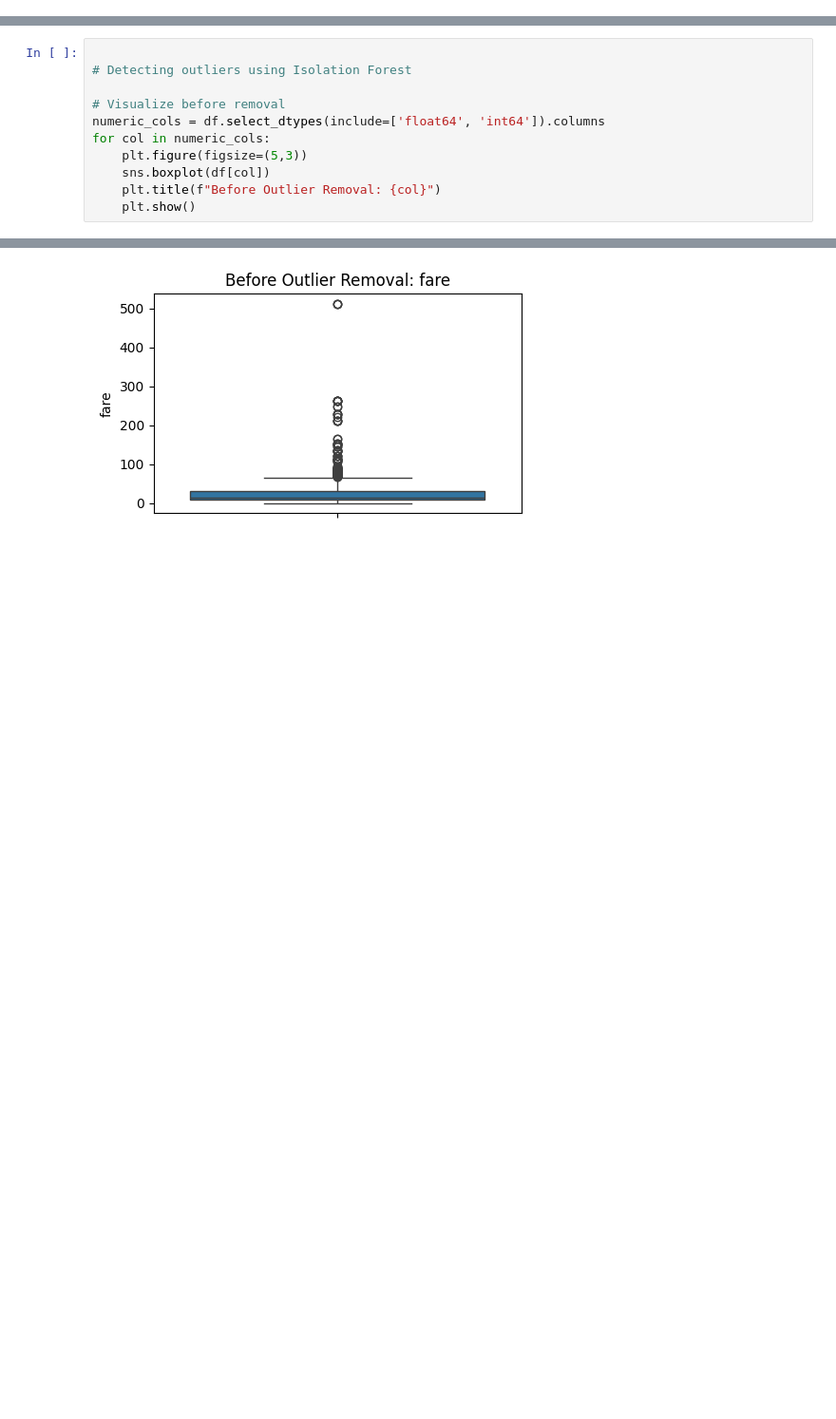
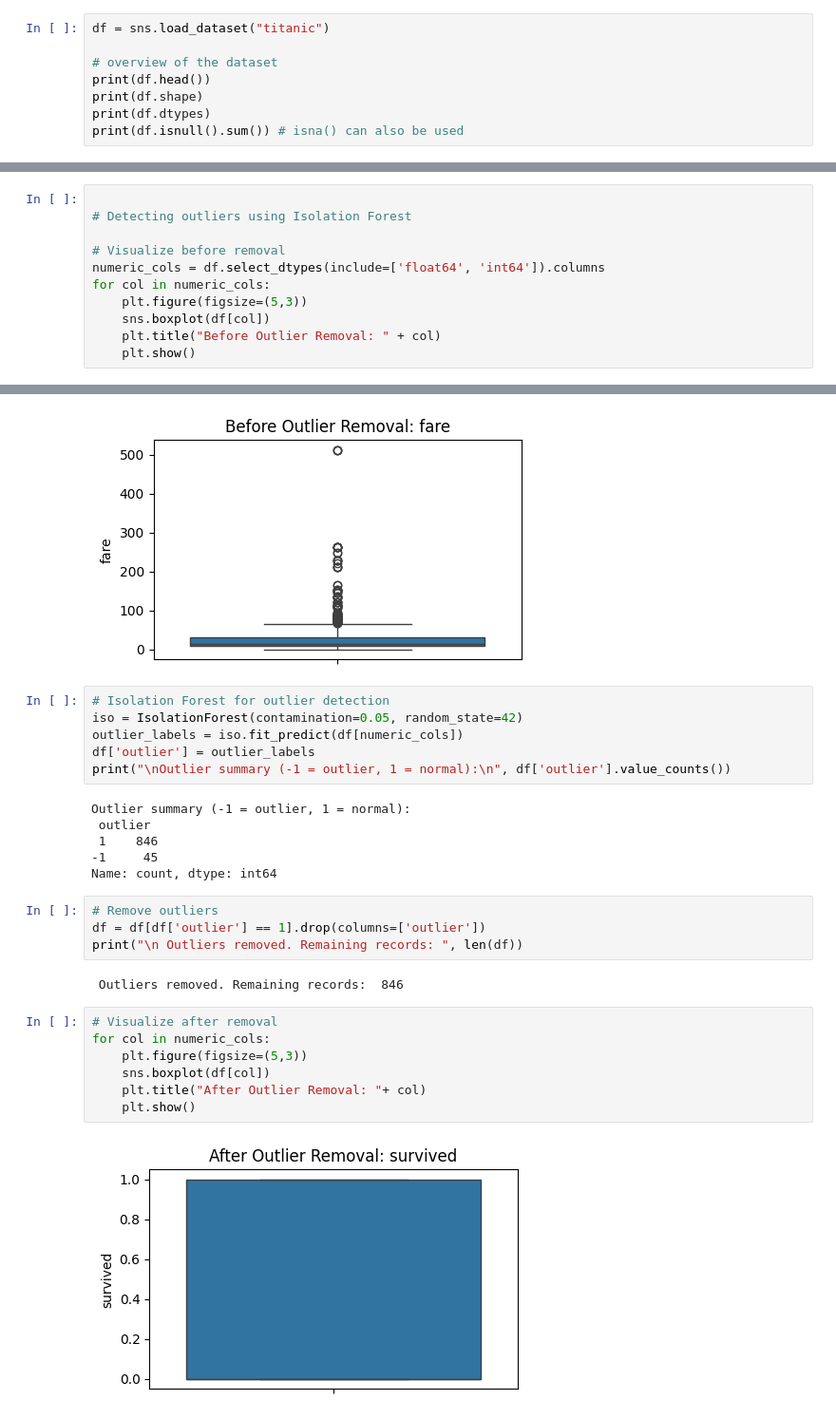
Before and after one commit to kimsanem/kmc-data-mining, a Jupyter notebook: syllabus practical/data_cleaning_validation.ipynb, the cells around one changed output, grey strips where cells are left out. Shown: that part at 95% size. Saved outputs shown, nothing was run; the diff lists cells and outputs as text; blank space fills up the shorter version.

```diff
--- a/syllabus practical/data_cleaning_validation.ipynb
+++ b/syllabus practical/data_cleaning_validation.ipynb
@@ -16,3 +16,11 @@ import matplotlib.pyplot as plt
 import seaborn as sns
 from sklearn.impute import SimpleImputer
 from sklearn.ensemble import IsolationForest
+# %%
+df = sns.load_dataset("titanic")
+
+# overview of the dataset
+print(df.head())
+print(df.shape)
+print(df.dtypes)
+print(df.isnull().sum()) # isna() can also be used
@@ -64,7 +90,7 @@ numeric_cols = df.select_dtypes(include=['float64', 'int64']).columns
 for col in numeric_cols:
     plt.figure(figsize=(5,3))
     sns.boxplot(df[col])
-    plt.title(f"Before Outlier Removal: {col}")
+    plt.title("Before Outlier Removal: " + col)
     plt.show()
 # %% [output]
 [figure]
@@ -73,3 +99,30 @@ for col in numeric_cols:
 [figure]
 [figure]
 [figure]
+# %%
+# Isolation Forest for outlier detection
+iso = IsolationForest(contamination=0.05, random_state=42)
+outlier_labels = iso.fit_predict(df[numeric_cols])
+df['outlier'] = outlier_labels
+print("\nOutlier summary (-1 = outlier, 1 = normal):\n", df['outlier'].value_counts())
+# %% [output]
+Outlier summary (-1 = outlier, 1 = normal):
+ outlier
+ 1    846
+-1     45
+Name: count, dtype: int64
+# %%
+# Remove outliers
+df = df[df['outlier'] == 1].drop(columns=['outlier'])
+print("\n Outliers removed. Remaining records: ", len(df))
+# %% [output]
+ Outliers removed. Remaining records:  846
+# %%
+# Visualize after removal
+for col in numeric_cols:
+    plt.figure(figsize=(5,3))
+    sns.boxplot(df[col])
+    plt.title("After Outlier Removal: "+ col)
+    plt.show()
+# %% [output]
+[figure, added]
```
Also changed, not shown: parts of 5 cells of this notebook, 9 other files.
